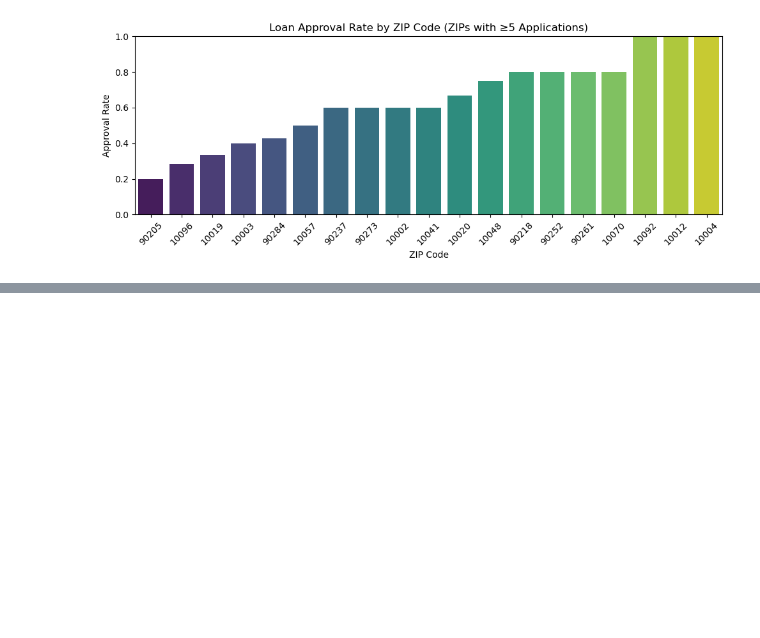
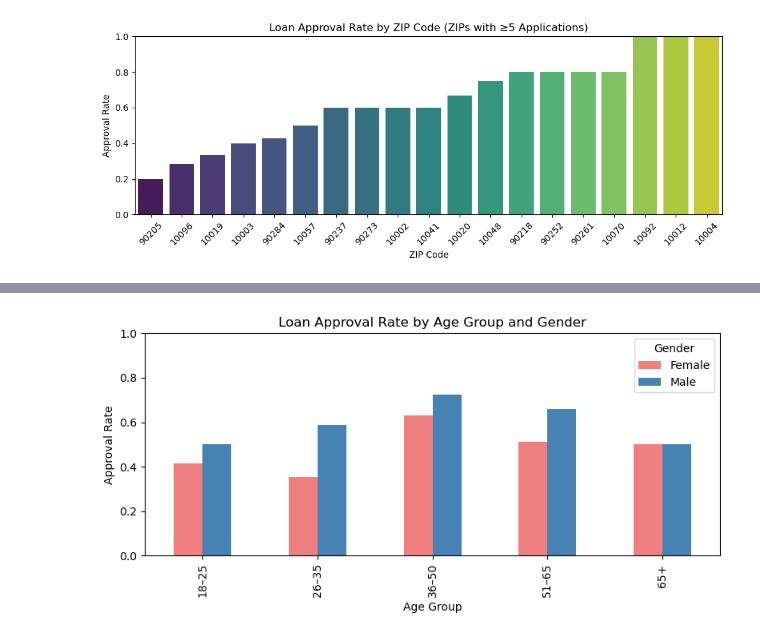
Before and after one commit to Luciamusizzano/dego-project-team1, a Jupyter notebook: notebooks/02-bias-analysis.ipynb, the cells around one changed output, grey strips where cells are left out. Cells and saved outputs as stored; diff of their text form; code cells hidden in the pictures; blank space fills up the shorter version.

Commit message:
Final draft with Proxy and Interaction Section

```diff
--- a/notebooks/02-bias-analysis.ipynb
+++ b/notebooks/02-bias-analysis.ipynb
@@ -397,0 +658,7 @@ plt.show()
+# %%
+interaction_rates = df_bias.groupby(
+    ['age_group', 'applicant_info.gender']
+)['decision.loan_approved'].mean()
+
+print("Approval rates by age group and gender:")
+print(interaction_rates)
@@ -397,0 +679,20 @@ plt.show()
+# %%
+interaction_df = interaction_rates.unstack()
+
+interaction_df.plot(
+    kind='bar',
+    figsize=(8,4),
+    color=['lightcoral', 'steelblue']
+)
+
+plt.title("Loan Approval Rate by Age Group and Gender")
+plt.xlabel("Age Group")
+plt.ylabel("Approval Rate")
+plt.ylim(0,1)
+
+plt.legend(title="Gender")
+
+plt.tight_layout()
+plt.show()
+# %% [output]
+[figure, added]
```
Also changed, not shown: parts of 20 cells of this notebook.
